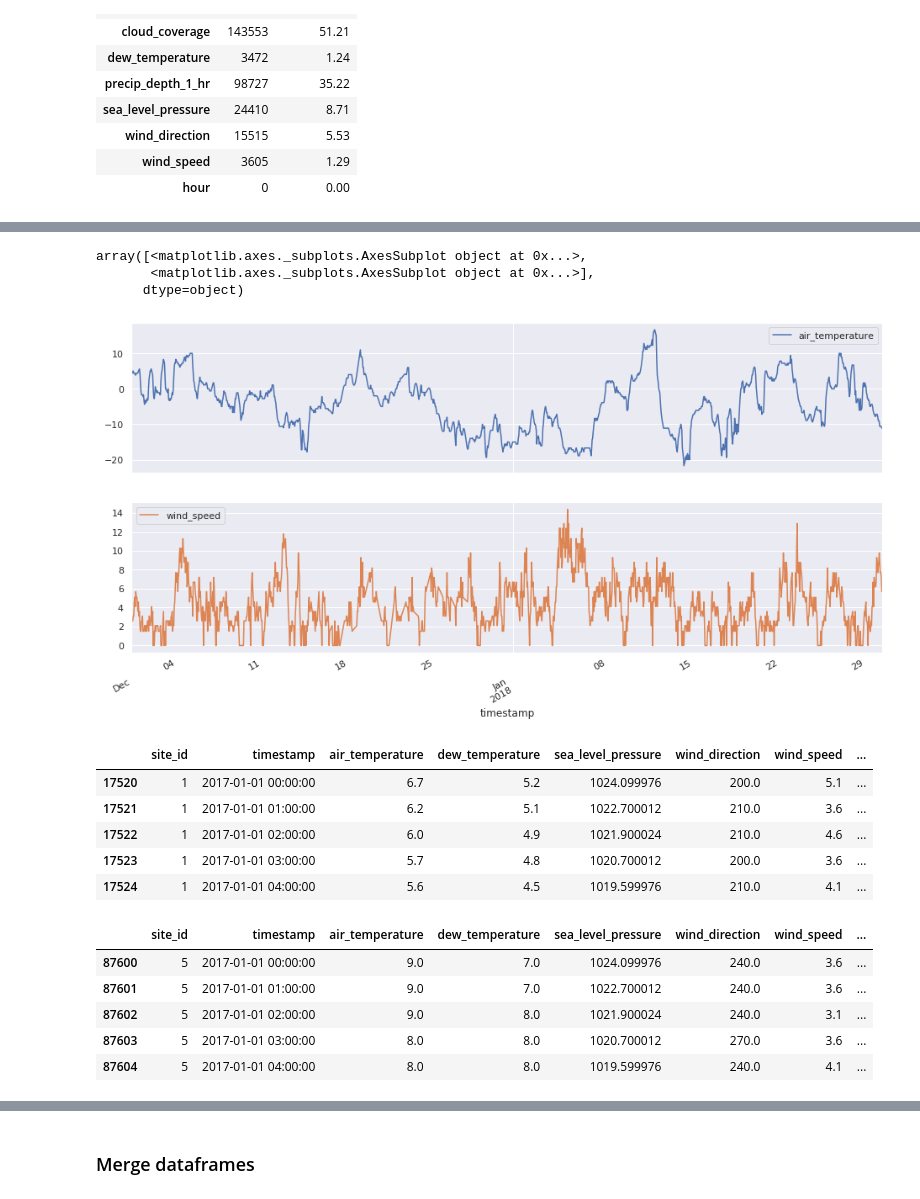
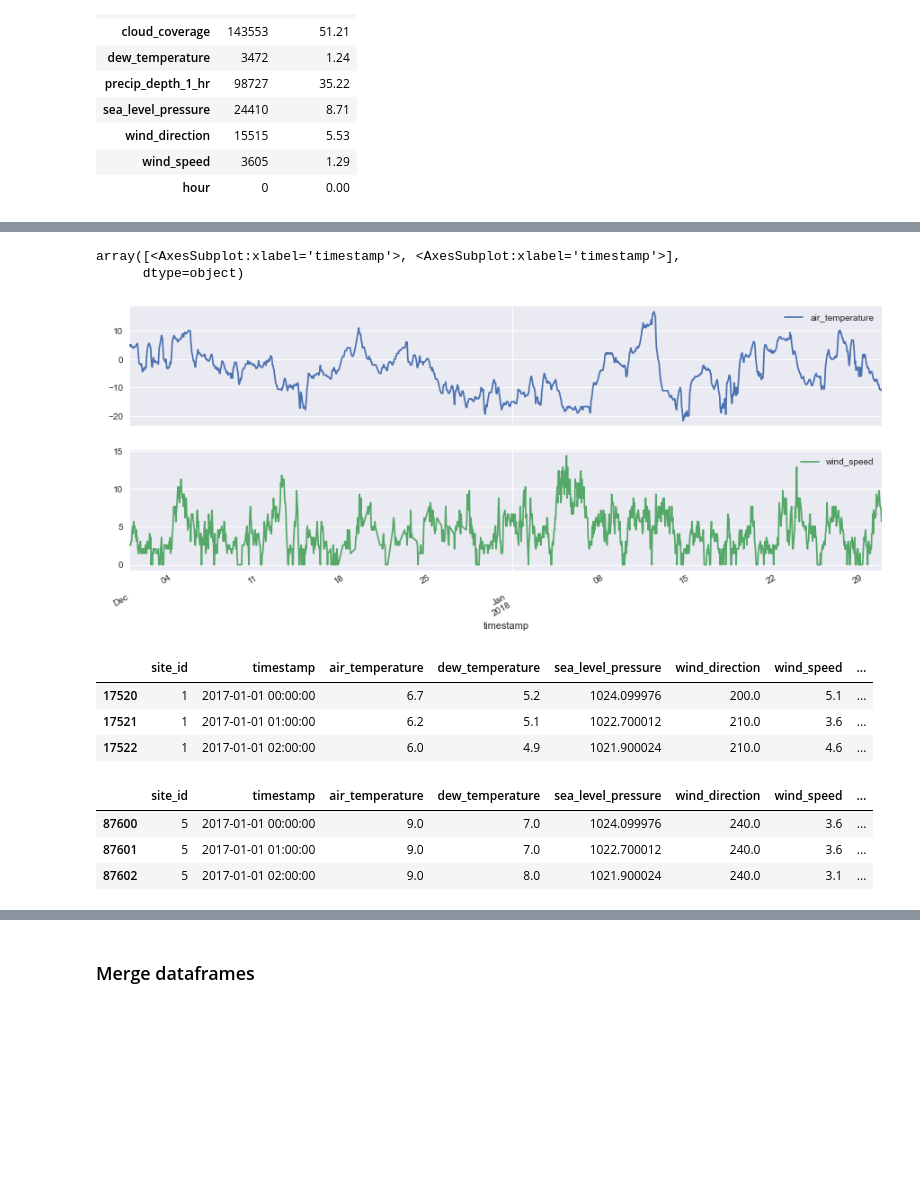
Before and after one commit to tri-bui/energy-predictor, a Jupyter notebook: notebooks/06-submission.ipynb, the cells around one changed output, grey strips where cells are left out. Cells and saved outputs as stored; diff of their text form; code cells hidden in the pictures; blank space fills up the shorter version.

```diff
--- a/notebooks/06-submission.ipynb
+++ b/notebooks/06-submission.ipynb
@@ -320,6 +320,6 @@ weather.head()
 # %%
-start, end = datetime.date(2017, 12, 1), datetime.date(2018, 1, 31)
-
+# Plot air temp and wind speed at site 15 from Dec 2017 - Jan 2018
+start, end = dt.date(2017, 12, 1), dt.date(2018, 1, 31)
 w15 = udf.get_site(weather, 15, time_idx=True)
-w15.loc[start:end, ['air_temperature', 'wind_speed']].plot(subplots=True, figsize=(16, 8));
+w15.loc[start:end, ['air_temperature', 'wind_speed']].plot(subplots=True, figsize=(15, 6));
 # %% [output]
@@ -350,32 +350,31 @@ udf.locate_missing(weather, pct=True)
 | 14 | 17520 | 0.0 | 0.0 | 0.0 | 0.0 | ... |
 | 15 | 17520 | 0.0 | 0.0 | 0.0 | 0.0 | ... |
 # %%
+# Replot air temp and wind speed
 w15 = udf.get_site(weather, 15, time_idx=True)
-w15.loc[start:end, ['air_temperature', 'wind_speed']].plot(subplots=True, figsize=(16, 8))
+w15.loc[start:end, ['air_temperature', 'wind_speed']].plot(subplots=True, figsize=(15, 6))
 # %% [output]
-array([<matplotlib.axes._subplots.AxesSubplot object at 0x...>,
-       <matplotlib.axes._subplots.AxesSubplot object at 0x...>],
+array([<AxesSubplot:xlabel='timestamp'>, <AxesSubplot:xlabel='timestamp'>],
       dtype=object)
-[figure, old version]
+[figure, new version]
 # %%
-weather[weather['site_id'] == 1].head()
+# Site 1 weather
+weather[weather['site_id'] == 1].head(3)
 # %% [output]
 |  | site_id | timestamp | air_temperature | dew_temperature | sea_level_pressure | wind_direction | wind_speed | ... |
 | 17520 | 1 | 2017-01-01 00:00:00 | 6.7 | 5.2 | 1024.099976 | 200.0 | 5.1 | ... |
 | 17521 | 1 | 2017-01-01 01:00:00 | 6.2 | 5.1 | 1022.700012 | 210.0 | 3.6 | ... |
 | 17522 | 1 | 2017-01-01 02:00:00 | 6.0 | 4.9 | 1021.900024 | 210.0 | 4.6 | ... |
-| 17523 | 1 | 2017-01-01 03:00:00 | 5.7 | 4.8 | 1020.700012 | 200.0 | 3.6 | ... |
-| 17524 | 1 | 2017-01-01 04:00:00 | 5.6 | 4.5 | 1019.599976 | 210.0 | 4.1 | ... |
 # %%
+# Indices from sites 1 and 5
 i1 = weather[weather['site_id'] == 1].index
 i5 = weather[weather['site_id'] == 5].index
 
+# Copy site 1's sea lvl pressure over to site 5
 weather.loc[i5, 'sea_level_pressure'] = weather.loc[i1, 'sea_level_pressure'].values
-weather[weather['site_id'] == 5].head()
+weather[weather['site_id'] == 5].head(3)
 # %% [output]
 |  | site_id | timestamp | air_temperature | dew_temperature | sea_level_pressure | wind_direction | wind_speed | ... |
 | 87600 | 5 | 2017-01-01 00:00:00 | 9.0 | 7.0 | 1024.099976 | 240.0 | 3.6 | ... |
 | 87601 | 5 | 2017-01-01 01:00:00 | 9.0 | 7.0 | 1022.700012 | 240.0 | 3.6 | ... |
 | 87602 | 5 | 2017-01-01 02:00:00 | 9.0 | 8.0 | 1021.900024 | 240.0 | 3.1 | ... |
-| 87603 | 5 | 2017-01-01 03:00:00 | 8.0 | 8.0 | 1020.700012 | 270.0 | 3.6 | ... |
-| 87604 | 5 | 2017-01-01 04:00:00 | 8.0 | 8.0 | 1019.599976 | 240.0 | 4.1 | ... |
```
Also changed, not shown: parts of 13 cells of this notebook.
